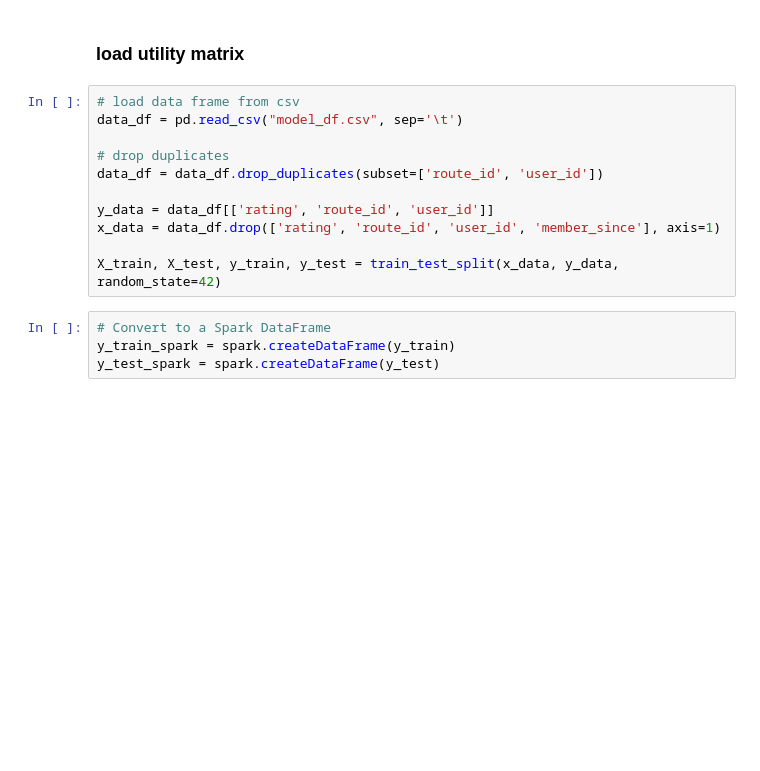
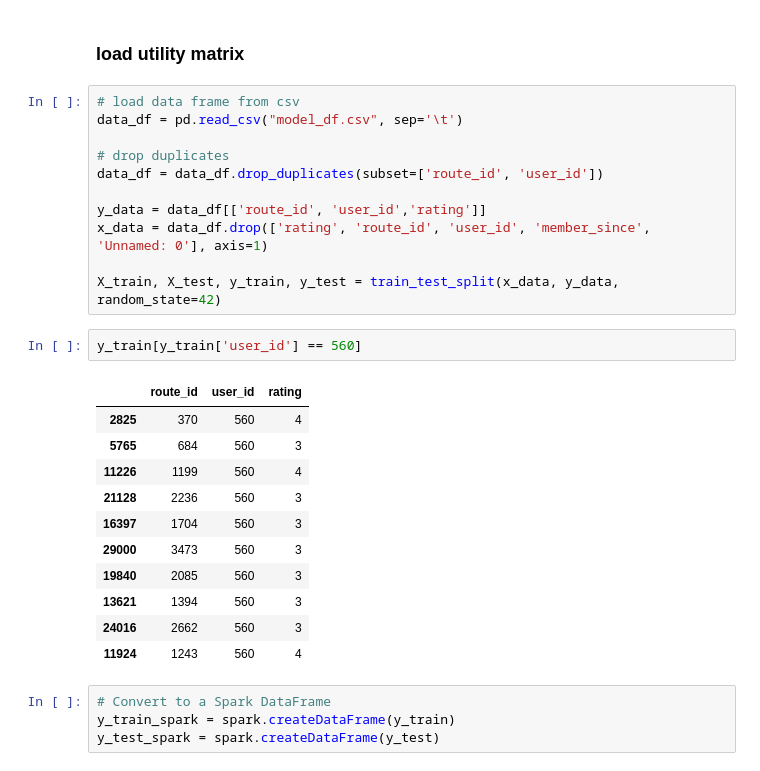
Before and after one commit to davidblaszka/redpointer, a Jupyter notebook: src/ensemble_model.ipynb, the cells around one changed output. Drawn from its saved outputs; the diff is of its cells as text; blank space fills up the shorter version.

```diff
--- a/src/ensemble_model.ipynb
+++ b/src/ensemble_model.ipynb
@@ -31,10 +31,24 @@ data_df = pd.read_csv("model_df.csv", sep='\t')
 # drop duplicates
 data_df = data_df.drop_duplicates(subset=['route_id', 'user_id'])
 
-y_data = data_df[['rating', 'route_id', 'user_id']]
-x_data = data_df.drop(['rating', 'route_id', 'user_id', 'member_since'], axis=1)
+y_data = data_df[['route_id', 'user_id','rating']]
+x_data = data_df.drop(['rating', 'route_id', 'user_id', 'member_since', 'Unnamed: 0'], axis=1)
 
 X_train, X_test, y_train, y_test = train_test_split(x_data, y_data, random_state=42)
+# %%
+y_train[y_train['user_id'] == 560]
+# %% [output]
+|  | route_id | user_id | rating |
+| 2825 | 370 | 560 | 4 |
+| 5765 | 684 | 560 | 3 |
+| 11226 | 1199 | 560 | 4 |
+| 21128 | 2236 | 560 | 3 |
+| 16397 | 1704 | 560 | 3 |
+| 29000 | 3473 | 560 | 3 |
+| 19840 | 2085 | 560 | 3 |
+| 13621 | 1394 | 560 | 3 |
+| 24016 | 2662 | 560 | 3 |
+| 11924 | 1243 | 560 | 4 |
 # %%
 # Convert to a Spark DataFrame
 y_train_spark = spark.createDataFrame(y_train)
```
Also changed, not shown: parts of 29 cells of this notebook, 7 other files.
